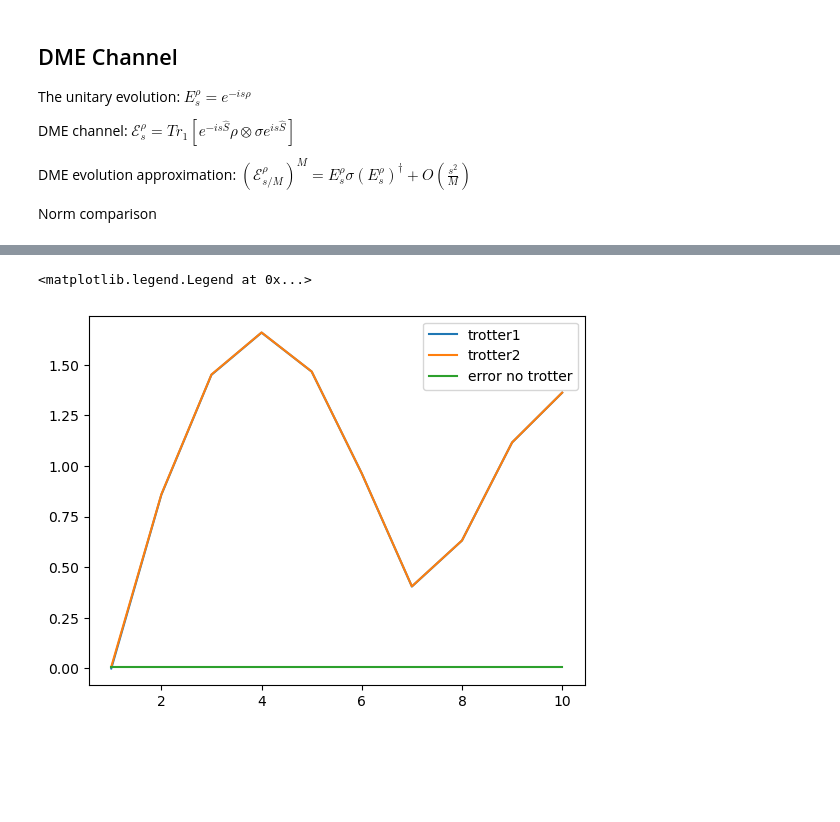
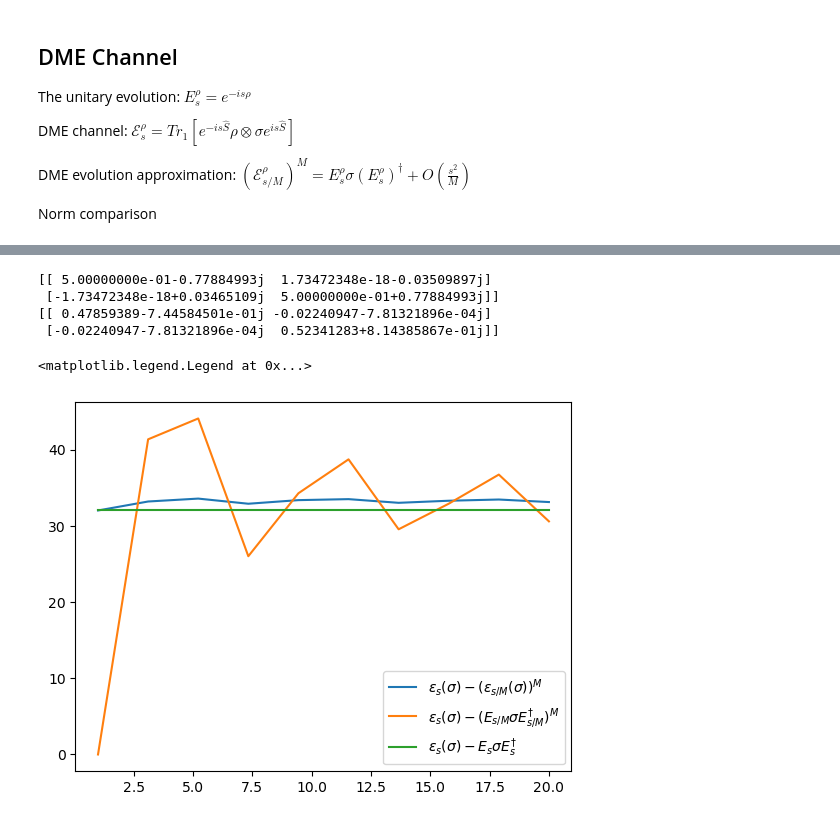
Before and after one commit to Sam-XiaoyueLi/double_bracket_flow_as_a_diagonalization_quantum_algorithm, a Jupyter notebook: Schmidt_decomposition.ipynb, the cells around one changed output, grey strips where cells are left out. Saved outputs shown, nothing was run; the diff lists cells and outputs as text; code cells hidden in the pictures; blank space fills up the shorter version.

Commit message:
Weird looking trotter error

```diff
--- a/Schmidt_decomposition.ipynb
+++ b/Schmidt_decomposition.ipynb
@@ -69,3 +69,8 @@ def partial_trace(dm, sub_index):
         # Trace out the second subsystem
         reduced_dm = np.einsum('jiki->jk', reshaped_dm)
     return reduced_dm
+# %%
+## Check partial trace
+op = np.kron(rho, sigma)
+print(np.all(np.abs(partial_trace(op, 1)-sigma)<1e-5))
+print(np.all(np.abs(partial_trace(op, 2)-rho)<1e-5))
@@ -91,21 +104,37 @@ print(DME_approx)
+# %%
+trotter_step = 1
+s = 0.01
+DME_goal = evolve(s,rho) @ sigma @ np.conjugate(evolve(s, rho)).T
+DME_trotter = np.linalg.matrix_power(DME(s/trotter_step, rho, sigma), trotter_step)
+print(DME_trotter)
+print(DME_goal)
+# %% [output]
+[[ 5.00000000e-01-0.77884993j  1.73472348e-18-0.03509897j]
+ [-1.73472348e-18+0.03465109j  5.00000000e-01+0.77884993j]]
+[[ 0.47859389-7.44584501e-01j -0.02240947-7.81321896e-04j]
+ [-0.02240947-7.81321896e-04j  0.52341283+8.14385867e-01j]]
 # %%
-trotter_steps_list = np.linspace(1,10,10)
-error_list = diff_small_s * np.ones(len(trotter_steps_list))
+s = 0.6
+DME_s = DME(s, rho, sigma)
+DME_goal = evolve(s,rho) @ sigma @ np.conjugate(evolve(s, rho)).T
+error1_s = op_norm(np.abs(DME_goal - DME_s))
+trotter_steps_list = np.linspace(1,20,10)
+error1_list = error1_s * np.ones(len(trotter_steps_list))
 trotter_error_list = []
 trotter_error_list2 = []
 for M in trotter_steps_list:
     trotter_step = int(M)
     DME_trotter = np.linalg.matrix_power(DME(s/trotter_step, rho, sigma), trotter_step)
     DME_trotter2 = np.linalg.matrix_power(evolve(s/trotter_step,rho) @ sigma @ np.conjugate(evolve(s/trotter_step, rho)).T, trotter_step)
-    error = op_norm(np.abs(DME_exact - DME_trotter))
-    error2 = op_norm(np.abs(DME_exact - DME_trotter2))
+    error = op_norm(np.abs(DME_goal - DME_trotter))
+    error2 = op_norm(np.abs(DME_goal - DME_trotter2))
     trotter_error_list.append(error)
     trotter_error_list2.append(error2)
 
-plt.plot(trotter_steps_list, trotter_error_list, label='trotter1')
-plt.plot(trotter_steps_list, trotter_error_list2, label='trotter2')
-plt.plot(trotter_steps_list, error_list, label='error no trotter')
+plt.plot(trotter_steps_list, trotter_error_list, label=r'$\varepsilon_s(\sigma) - (\varepsilon_{s/M}(\sigma))^M$')
+plt.plot(trotter_steps_list, trotter_error_list2, label=r'$ \varepsilon_s(\sigma)-(E_{s/M}\sigma E_{s/M}^\dag)^M$')
+plt.plot(trotter_steps_list, error1_list, label=r'$ \varepsilon_s(\sigma)-E_s\sigma E_s^\dag$')
 plt.legend()
 # %% [output]
 <matplotlib.legend.Legend at 0x...>
-[figure, old version]
+[figure, new version]
```
Also changed, not shown: parts of 4 cells of this notebook.
